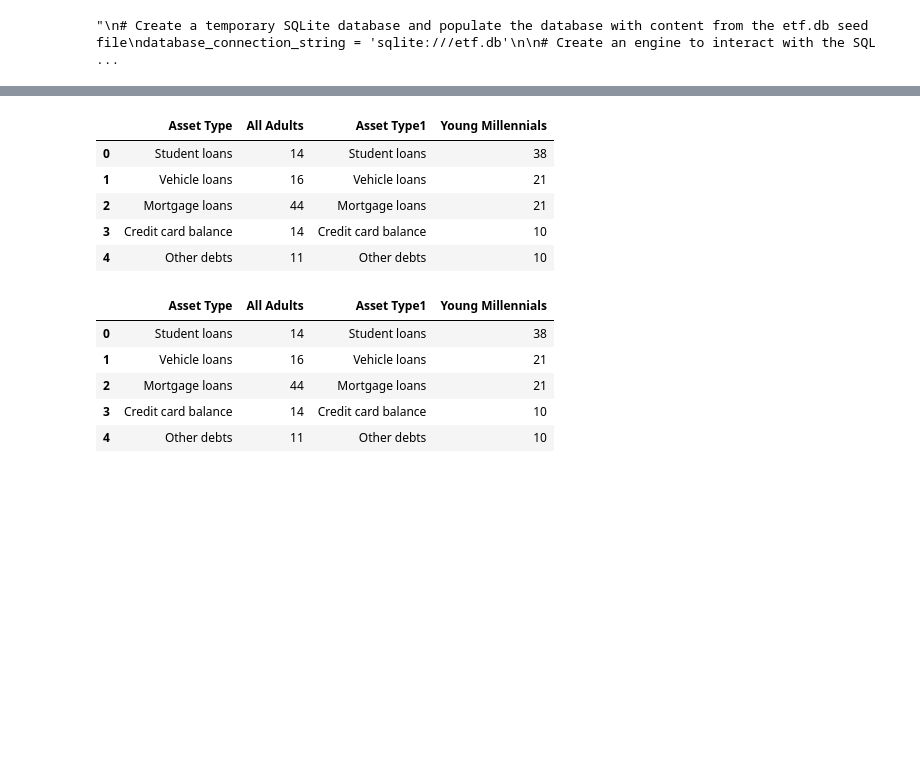
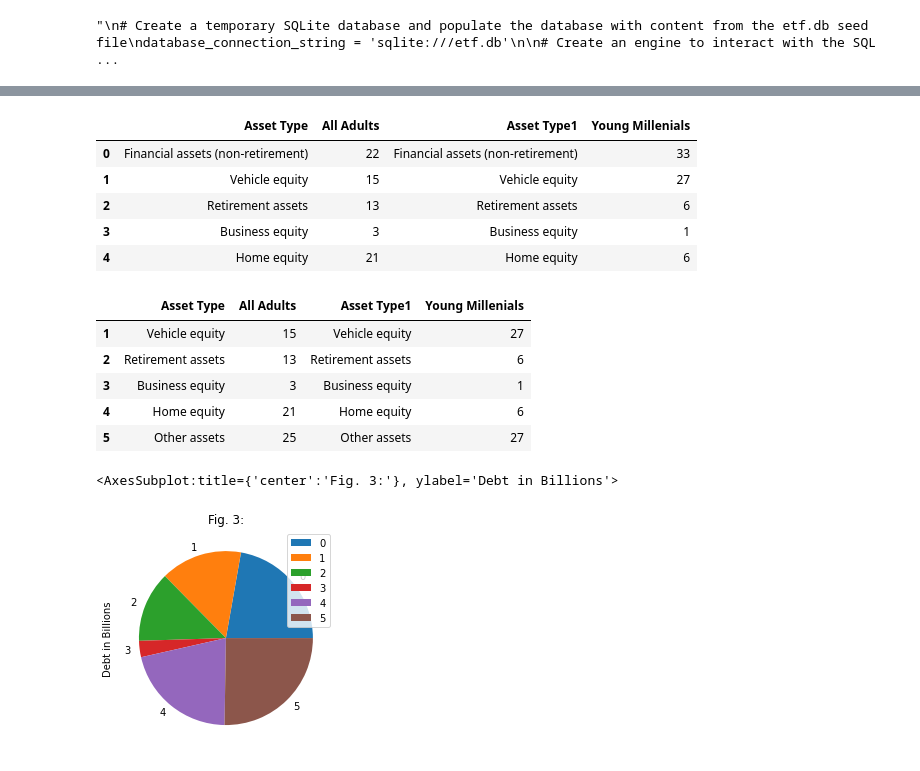
Before and after one commit to toniahurst/FinTech_Project_1, a Jupyter notebook: Project_1.ipynb, the cells around one changed output, grey strips where cells are left out. Cells and saved outputs as stored; diff of their text form; code cells hidden in the pictures; blank space fills up the shorter version.

Commit message:
Adding and adjusting plots

```diff
--- a/Project_1.ipynb
+++ b/Project_1.ipynb
@@ -68,24 +91,37 @@ display(slide_two_df.tail())
 # %%
 # Slide 3
 slide_three_df = pd.read_csv(
-    Path("./Resources_Project_1/THREE_data-W2cix.csv"),
+    Path("./Resources_Project_1/THREE_cIWas.csv"),
 )
 slide_three_df.isnull().dropna()
 display(slide_three_df.head())
 display(slide_three_df.tail())
 # %% [output]
-|  | Asset Type | All Adults | Asset Type1 | Young Millennials |
-| 0 | Student loans | 14 | Student loans | 38 |
-| 1 | Vehicle loans | 16 | Vehicle loans | 21 |
-| 2 | Mortgage loans | 44 | Mortgage loans | 21 |
-| 3 | Credit card balance | 14 | Credit card balance | 10 |
-| 4 | Other debts | 11 | Other debts | 10 |
+|  | Asset Type | All Adults | Asset Type1 | Young Millenials |
+| 0 | Financial assets (non-retirement) | 22 | Financial assets (non-retirement) | 33 |
+| 1 | Vehicle equity | 15 | Vehicle equity | 27 |
+| 2 | Retirement assets | 13 | Retirement assets | 6 |
+| 3 | Business equity | 3 | Business equity | 1 |
+| 4 | Home equity | 21 | Home equity | 6 |
-|  | Asset Type | All Adults | Asset Type1 | Young Millennials |
-| 0 | Student loans | 14 | Student loans | 38 |
-| 1 | Vehicle loans | 16 | Vehicle loans | 21 |
-| 2 | Mortgage loans | 44 | Mortgage loans | 21 |
-| 3 | Credit card balance | 14 | Credit card balance | 10 |
-| 4 | Other debts | 11 | Other debts | 10 |
+|  | Asset Type | All Adults | Asset Type1 | Young Millenials |
+| 1 | Vehicle equity | 15 | Vehicle equity | 27 |
+| 2 | Retirement assets | 13 | Retirement assets | 6 |
+| 3 | Business equity | 3 | Business equity | 1 |
+| 4 | Home equity | 21 | Home equity | 6 |
+| 5 | Other assets | 25 | Other assets | 27 |
+# %%
+# Plot of Slide 2
+slide_three_df.plot.pie(
+    xlabel="Year",
+    ylabel="Debt in Billions",
+    y = "All Adults",
+    x = "Year",
+    title="Fig. 3:",
+    legend=True
+)
+# %% [output]
+<AxesSubplot:title={'center':'Fig. 3:'}, ylabel='Debt in Billions'>
+[figure, added]
 # %%
 # Slide 4
 slide_four_df = pd.read_csv(
```
Also changed, not shown: parts of 14 cells of this notebook, 12 other files.
